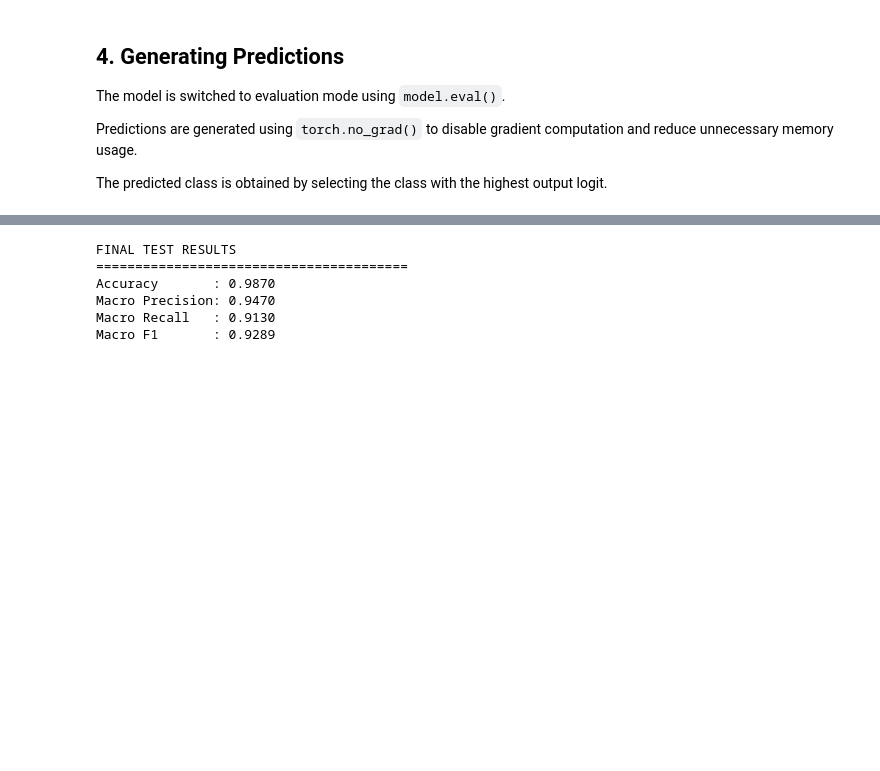
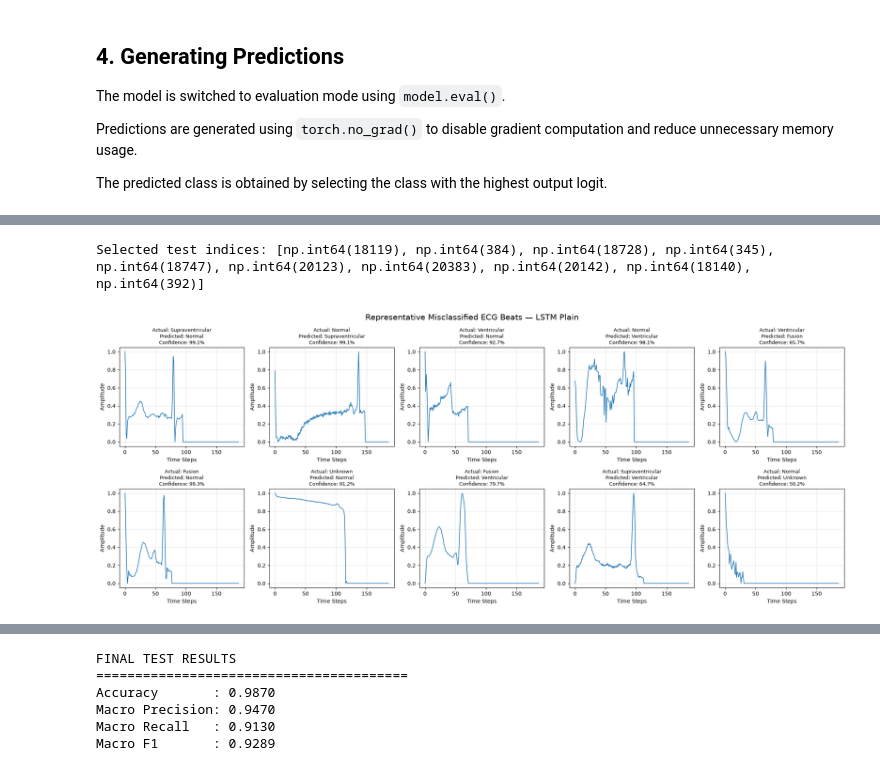
Before and after one commit to ashit0907/ecg-arrhythmia-classification, a Jupyter notebook: notebooks/final_test_evaluation.ipynb, the cells around one changed output, grey strips where cells are left out. Cells and saved outputs as stored; diff of their text form; code cells hidden in the pictures; blank space fills up the shorter version.

```diff
--- a/notebooks/final_test_evaluation.ipynb
+++ b/notebooks/final_test_evaluation.ipynb
@@ -250,0 +266,9 @@ Predicted labels shape: (21892,)
+# %%
+misclassified_indices = np.where(y_pred != y_true)[0]
+
+print("Total test samples:", len(y_true))
+print("Correct predictions:", len(y_true) - len(misclassified_indices))
+print("Misclassified samples:", len(misclassified_indices))
+
+print("Misclassification rate:",
+      round(len(misclassified_indices) / len(y_true) * 100, 2), "%")
@@ -250,0 +321,63 @@ Predicted labels shape: (21892,)
+# %%
+error_pairs = (
+    error_df.groupby(["Actual", "Predicted"])
+    .size()
+    .sort_values(ascending=False)
+    .index
+)
+
+selected_indices = []
+
+for actual, predicted in error_pairs:
+
+    actual_label = next(k for k, v in class_names.items() if v == actual)
+    predicted_label = next(k for k, v in class_names.items() if v == predicted)
+
+    matching_indices = np.where(
+        (y_true == actual_label) &
+        (y_pred == predicted_label)
+    )[0]
+
+    if len(matching_indices) > 0:
+        selected_indices.append(matching_indices[0])
+
+    if len(selected_indices) == 10:
+        break
+
+print("Selected test indices:", selected_indices)
+# %% [output]
+Selected test indices: [np.int64(18119), np.int64(384), np.int64(18728), np.int64(345), np.int64(18747), np.int64(20123), np.int64(20383), np.int64(20142), np.int64(18140), np.int64(392)]
+# %%
+fig, axes = plt.subplots(2, 5, figsize=(20, 8))
+axes = axes.flatten()
+
+for ax, idx in zip(axes, selected_indices):
+
+    signal = np.squeeze(X_test_signals[idx])
+
+    actual = class_names[y_true[idx]]
+    predicted = class_names[y_pred[idx]]
+    confidence = y_prob[idx].max() * 100
+
+    ax.plot(signal, linewidth=1.2)
+
+    ax.set_title(
+        f"Actual: {actual}\n"
+        f"Predicted: {predicted}\n"
+        f"Confidence: {confidence:.1f}%",
+        fontsize=9
+    )
+
+    ax.set_xlabel("Time Steps")
+    ax.set_ylabel("Amplitude")
+    ax.grid(alpha=0.3)
+
+plt.suptitle(
+    "Representative Misclassified ECG Beats — LSTM Plain",
+    fontsize=15
+)
+
+plt.tight_layout()
+plt.show()
+# %% [output]
+[figure, added]
```
Also changed, not shown: parts of 20 cells of this notebook, 12 other files.
